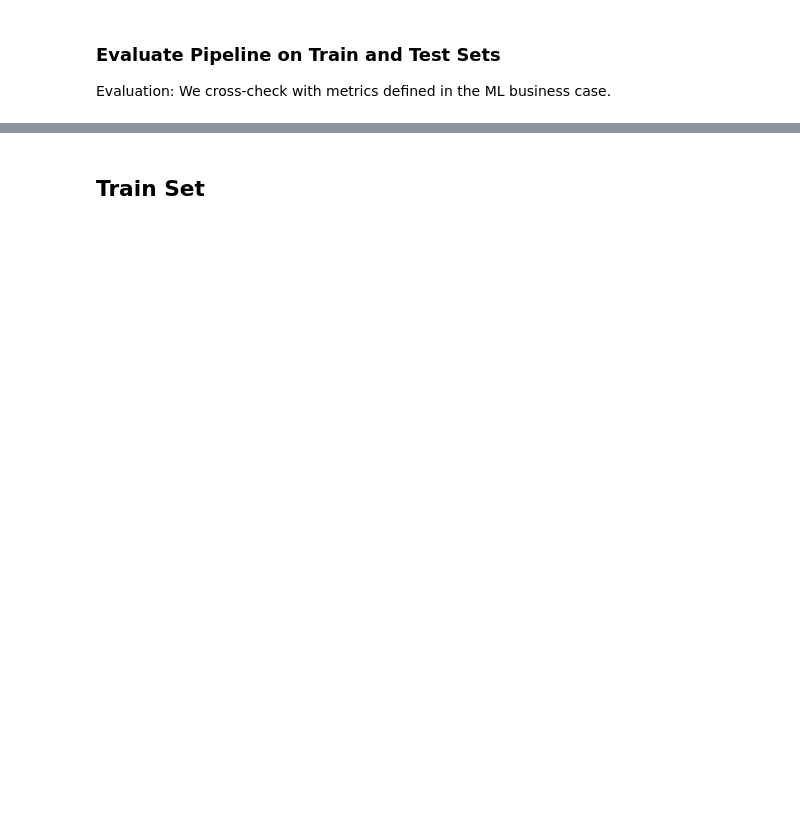
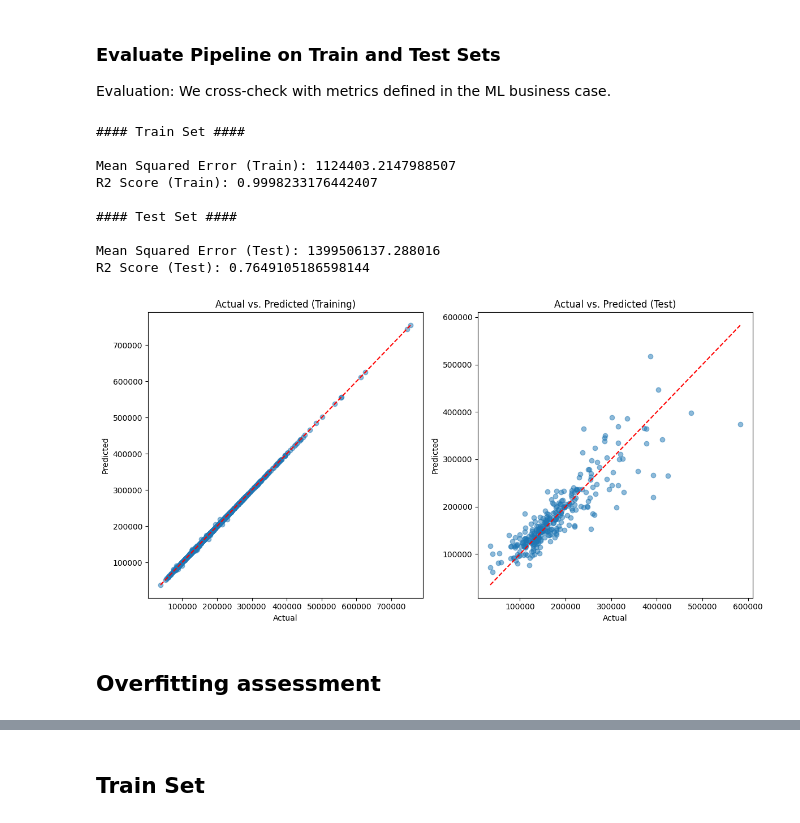
Before and after one commit to Issam-Allymis/Housing-market-analysis., a Jupyter notebook: jupyter_notebooks/05 - Model and Evaluation - predict SalePrice.ipynb, the cells around one changed output, grey strips where cells are left out. Drawn from its saved outputs; the diff is of its cells as text; code cells hidden in the pictures; blank space fills up the shorter version.

```diff
--- a/jupyter_notebooks/05 - Model and Evaluation - predict SalePrice.ipynb
+++ b/jupyter_notebooks/05 - Model and Evaluation - predict SalePrice.ipynb
@@ -741,7 +969,20 @@ plt.show()
 ### Evaluate Pipeline on Train and Test Sets
 Evaluation: We cross-check with metrics defined in the ML business case.
 # %%
-reg_performance(X_train=X_train, y_train=y_train,
-                X_test=X_test, y_test=y_test,
-                pipeline=pipeline_reg,
+reg_performance(X_train_ML=X_train, y_train_ML=y_train,
+                X_test_ML=X_test, y_test_ML=y_test,
+                pipeline=pipeline_reg_best_features,
                 )
+# %% [output]
+#### Train Set ####
+
+Mean Squared Error (Train): 1124403.2147988507
+R2 Score (Train): 0.9998233176442407
+
+#### Test Set ####
+
+Mean Squared Error (Test): 1399506137.288016
+R2 Score (Test): 0.7649105186598144
+[figure, added]
+# %% [markdown]
+## Overfitting assessment
```
Also changed, not shown: parts of 76 cells of this notebook, 18 other files.
